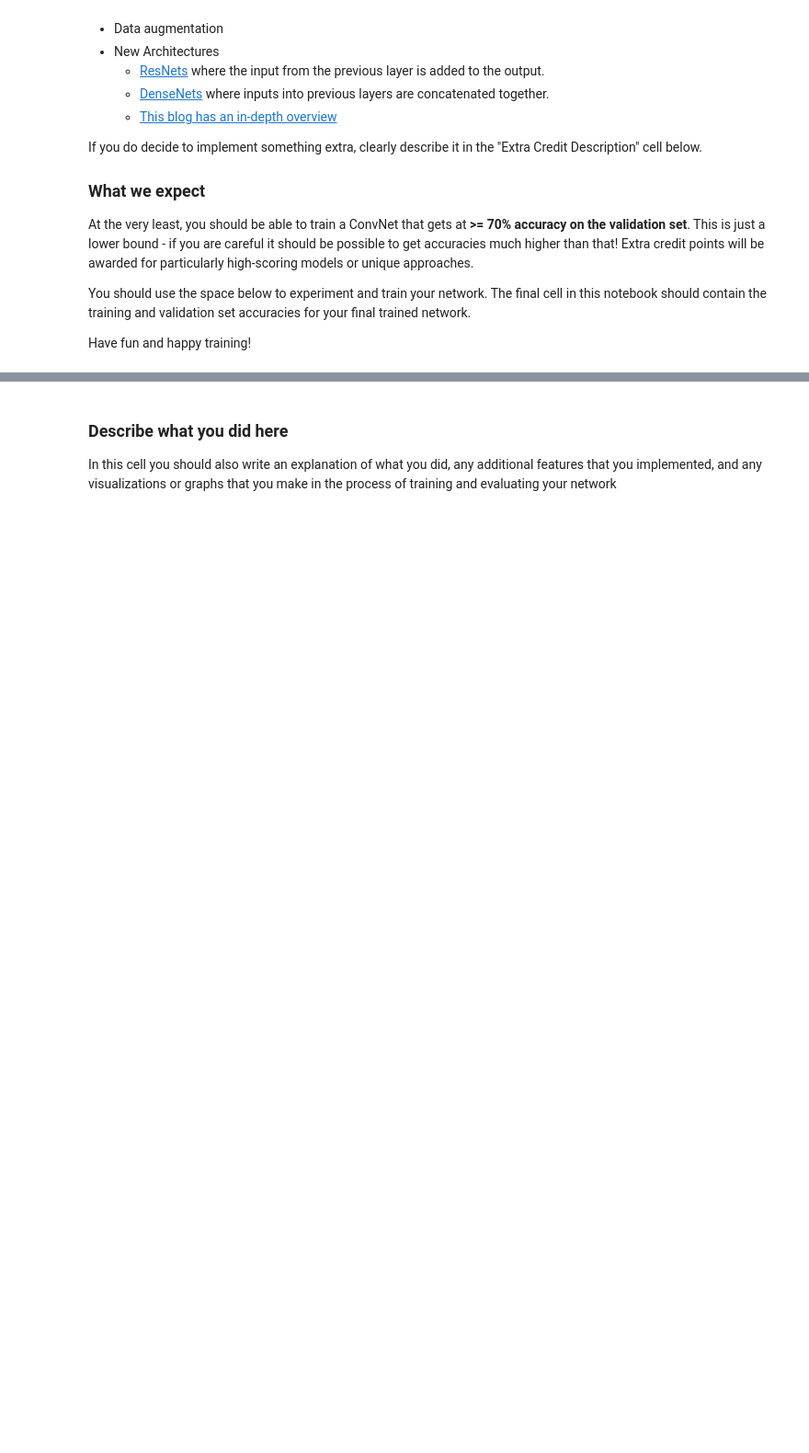
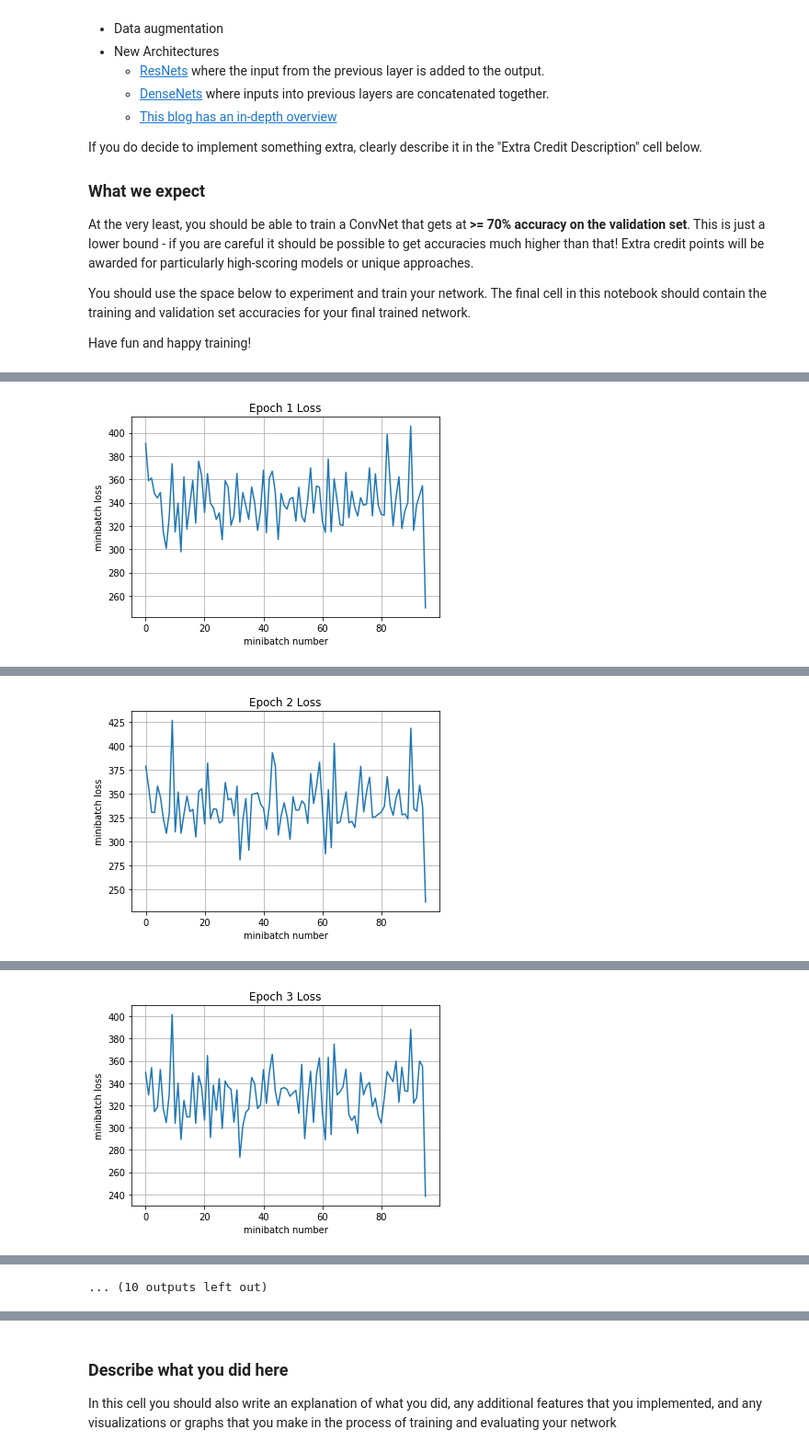
Before and after one commit to artbataev/cs231n, a Jupyter notebook: assignments2017/assignment2/5_TensorFlow.ipynb, the cells around one changed output, grey strips where cells are left out. Shown at 92% size. Cells and saved outputs as stored; diff of their text form; code cells hidden in the pictures; blank space fills up the shorter version.

```diff
--- a/assignments2017/assignment2/5_TensorFlow.ipynb
+++ b/assignments2017/assignment2/5_TensorFlow.ipynb
@@ -414,0 +647,6 @@ run_model(sess,y_out,mean_loss,X_val,y_val,1,64)
+# %%
+print('Training')
+run_model(sess,y_out,mean_loss,X_train,y_train,10,512,100,train_step,True)
+print('Validation')
+run_model(sess,y_out,mean_loss,X_val,y_val,1,X_val.shape[0])
+# %% [output]
@@ -414,0 +656 @@ run_model(sess,y_out,mean_loss,X_val,y_val,1,64)
+[figure, added]
@@ -414,0 +659 @@ run_model(sess,y_out,mean_loss,X_val,y_val,1,64)
+[figure, added]
@@ -414,0 +662 @@ run_model(sess,y_out,mean_loss,X_val,y_val,1,64)
+[figure, added]
@@ -414,0 +672 @@ run_model(sess,y_out,mean_loss,X_val,y_val,1,64)
+... (10 outputs left out)
```
Also changed, not shown: parts of 25 cells of this notebook.
